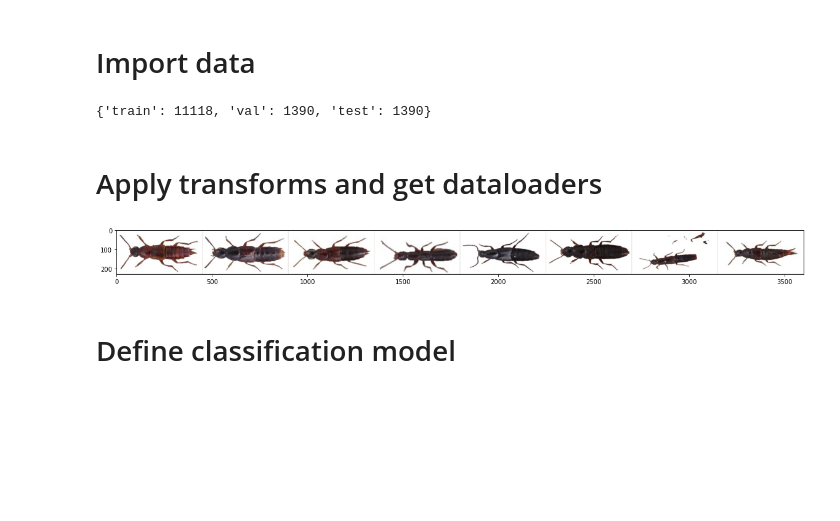
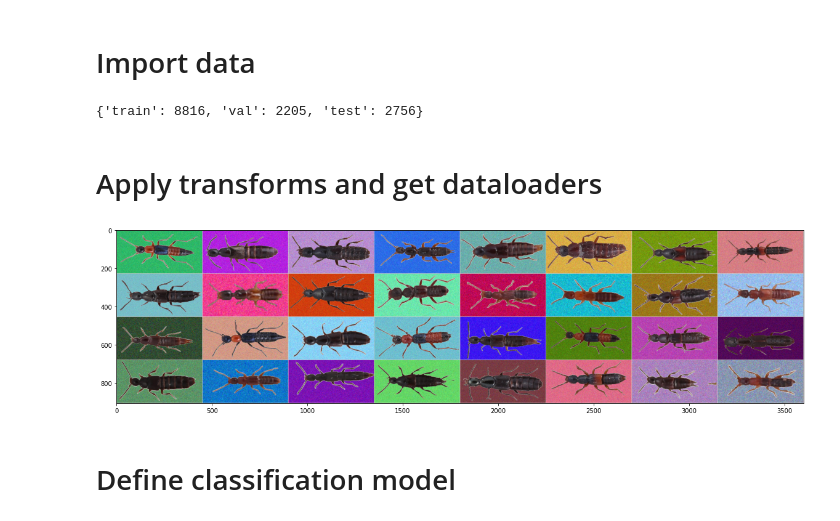
Before and after one commit to JackismyShephard/eternal-bugshine, a Jupyter notebook: playground.ipynb, the cells around one changed output. Saved outputs shown, nothing was run; the diff lists cells and outputs as text; code cells hidden in the pictures; blank space fills up the shorter version.

Commit message:
update playground to use stratified splitting as well as new data augmentations
Signed-off-by: pants007 <qrw992@alumni.ku.dk>

```diff
--- a/playground.ipynb
+++ b/playground.ipynb
@@ -32,22 +32,31 @@ else:
 # %%
 image_folder = download_dataset() + '/images/'
 dataset = datasets.ImageFolder(image_folder)
-train_data, val_data, test_data, dataset_sizes = split_dataset(dataset, 0.8, 0.5)
-print(str(dataset_sizes))
+train_data, val_data, test_data, dataset_sizes = split_dataset_stratified(dataset, 0.8, 0.5)
+print(dataset_sizes)
 # %% [output]
-{'train': 11118, 'val': 1390, 'test': 1390}
+{'train': 8816, 'val': 2205, 'test': 2756}
 # %% [markdown]
 # Apply transforms and get dataloaders
 # %%
-train_data, val_data, test_data = default_transform(train_data, val_data, test_data, shape = (224, 448), mean = BEETLENET_MEAN, std = BEETLENET_STD)
-data_loaders = get_dataloaders(train_data, val_data, test_data, batch_size = 8, num_workers = num_workers)
+#hypothesis 1: model is underfitting due to model complexity. pick model with less parameters
+#hypothesis 2: our data augmentation is not complex enough
+from torchvision import transforms
+
+transforms = [
+    NotStupidRandomResizedCrop(scale=(0.95,1)),
+    transforms.RandomVerticalFlip(), RandomizeBackground(cutoff=0.95)]
+
+train_dataset, val_dataset, test_dataset = apply_transforms(transforms, train_data, val_data, test_data)
+
+data_loaders = get_dataloaders(train_dataset, val_dataset, test_dataset, batch_size = 32, num_workers = num_workers)
 iterable = iter(data_loaders['train'])
 images, labels = next(iterable)
 tensor_grid = make_grid(images, nrow=8)
 image_grid = postprocess_image(tensor_to_image(tensor_grid))
 show_img(image_grid, figsize=(20, 20))
 # %% [output]
-[figure, old version]
+[figure, new version]
 # %% [markdown]
 # Define classification model
 # %%
```
Also changed, not shown: parts of 4 cells of this notebook.
